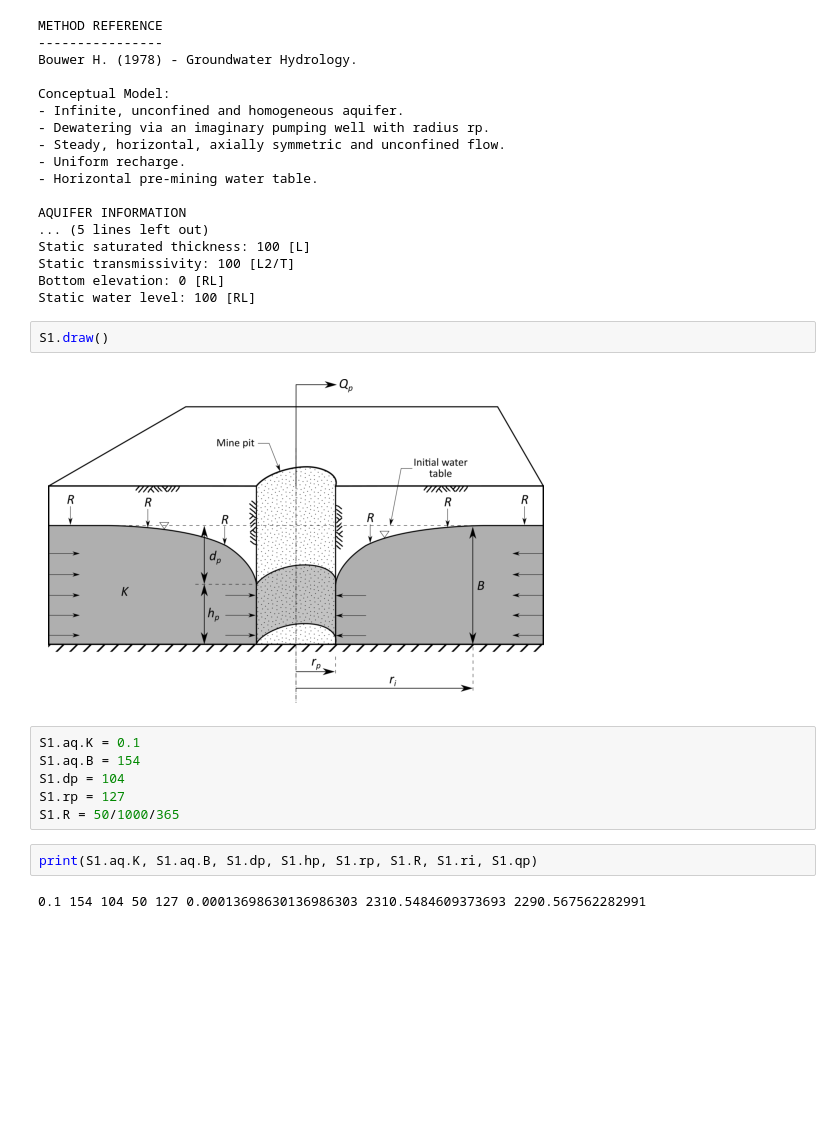
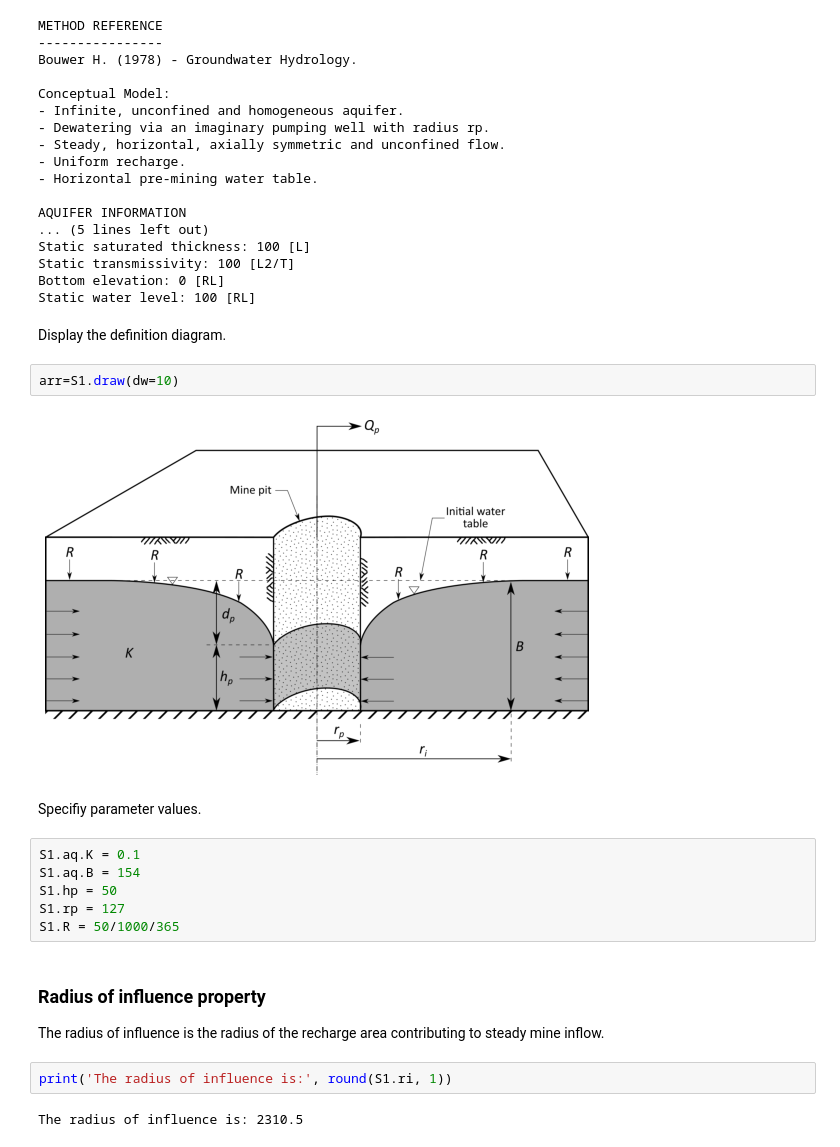
Before and after one commit to Moofbytes/pygaf_notebooks, a Jupyter notebook: pygaf_mine_flow.ipynb, the cells around one changed output. Saved outputs shown, nothing was run; the diff lists cells and outputs as text; blank space fills up the shorter version.

```diff
--- a/pygaf_mine_flow.ipynb
+++ b/pygaf_mine_flow.ipynb
@@ -31,17 +33,24 @@ Static saturated thickness: 100 [L]
 Static transmissivity: 100 [L2/T]
 Bottom elevation: 0 [RL]
 Static water level: 100 [RL]
-# %%
-S1.draw()
-# %% [output]
-[figure, removed]
+# %% [markdown]
+Display the definition diagram.
+# %%
+arr=S1.draw(dw=10)
+# %% [output]
+[figure, added]
+# %% [markdown]
+Specifiy parameter values.
 # %%
 S1.aq.K = 0.1
 S1.aq.B = 154
-S1.dp = 104
+S1.hp = 50
 S1.rp = 127
 S1.R = 50/1000/365
-# %%
-print(S1.aq.K, S1.aq.B, S1.dp, S1.hp, S1.rp, S1.R, S1.ri, S1.qp)
-# %% [output]
-0.1 154 104 50 127 0.00013698630136986303 2310.5484609373693 2290.567562282991
+# %% [markdown]
+### Radius of influence property
+The radius of influence is the radius of the recharge area contributing to steady mine inflow.
+# %%
+print('The radius of influence is:', round(S1.ri, 1))
+# %% [output]
+The radius of influence is: 2310.5
```
Also changed, not shown: parts of 7 cells of this notebook, 4 other files.
